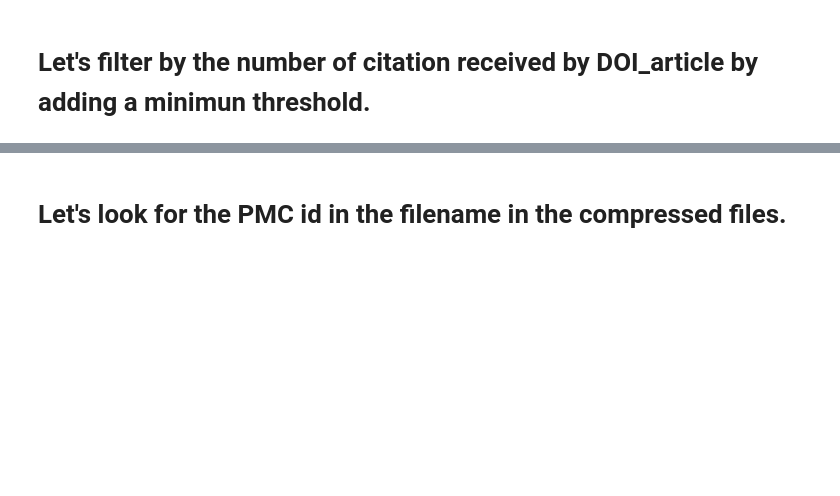
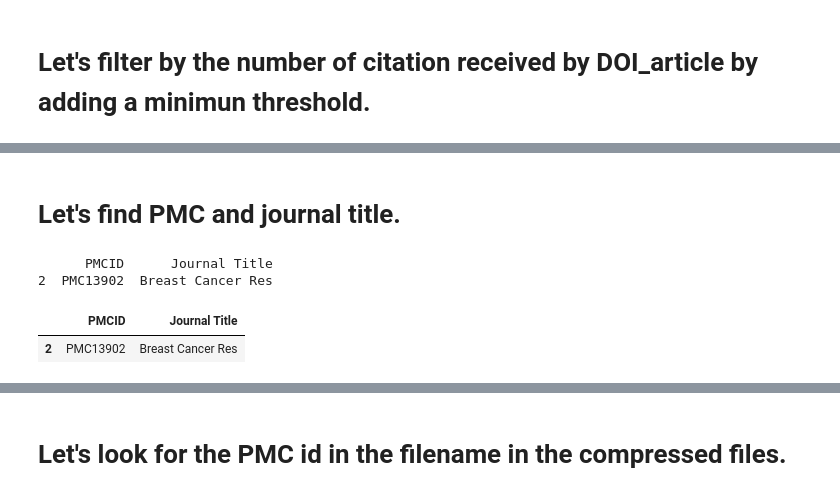
Before and after one commit to dciudadr/eLife_retractions, a Jupyter notebook: retractionwatch.ipynb, the cells around one changed output, grey strips where cells are left out. Saved outputs shown, nothing was run; the diff lists cells and outputs as text; code cells hidden in the pictures; blank space fills up the shorter version.

```diff
--- a/retractionwatch.ipynb
+++ b/retractionwatch.ipynb
@@ -211,11 +238,14 @@ memory usage: 317.9+ MB
 # %%
-df4 = pd.DataFrame({'Journal': Journal,
+df4 = pd.DataFrame({#'Journal': Journal,
                     'doi': DOI_article,
-                    'PMCid_article':PMCid_article,
+                    'PubMed_ID_article':PubMed_ID_article,
                     'doi_retraction':DOI_retraction,
-                    'PMCid_retraction':PMCid_retraction}).drop_duplicates()
+                    'PubMed_ID_retraction':PubMed_ID_retraction}).drop_duplicates()
 
 
+
+
+# df4: DOI	DOI_retraction	PubMed_ID_article	PubMed_ID_retraction
 
 df_out = pd.DataFrame({})
 
@@ -234,7 +264,7 @@ for doi_to_check in df4.doi:
 df_out.to_csv('doi_retraction_citations.csv',
     index=False,
     header = True,
-    columns = ["Journal","doi", "cited_cited_count", "citing_citing_count", "doi_retraction", "PMCid_article", "PMCid_retraction"],
+    columns = ["doi", "cited_cited_count", "citing_citing_count", "doi_retraction", "PubMed_ID_article", "PubMed_ID_retraction"],
     mode='w',
     sep='\t',
     encoding='utf-8'
@@ -271,3 +328,27 @@ df_filtered.to_csv(name_file,
     sep='\t',
     encoding='utf-8'
     )
+# %% [markdown]
+# Let's find PMC and journal title.
+# %%
+def find_PMCid_and_journal(PMId):
+    df_pmc_ids = pd.read_csv('/project/eLife_retractions/data/PMC_ids/PMC-ids.csv',
+                     sep=',',
+                     encoding='utf-8'
+                     )
+    df_pmc_ids.PMID = df_pmc_ids.PMID.apply(lambda x: str(x)[:-2])
+
+    mask = df_pmc_ids.PMID == PMId
+    PMC_journal = df_pmc_ids[mask][["PMCID", "Journal Title"]]
+    print(PMC_journal)
+    return PMC_journal
+# %%
+#pm_id = df_filtered.PubMed_ID_article.iloc[0]
+pm_id = "11250748"
+journal_pmc = find_PMCid_and_journal(pm_id)
+journal_pmc
+# %% [output]
+      PMCID      Journal Title
+2  PMC13902  Breast Cancer Res
+|  | PMCID | Journal Title |
+| 2 | PMC13902 | Breast Cancer Res |
```
Also changed, not shown: parts of 13 cells of this notebook, 1 other file.
